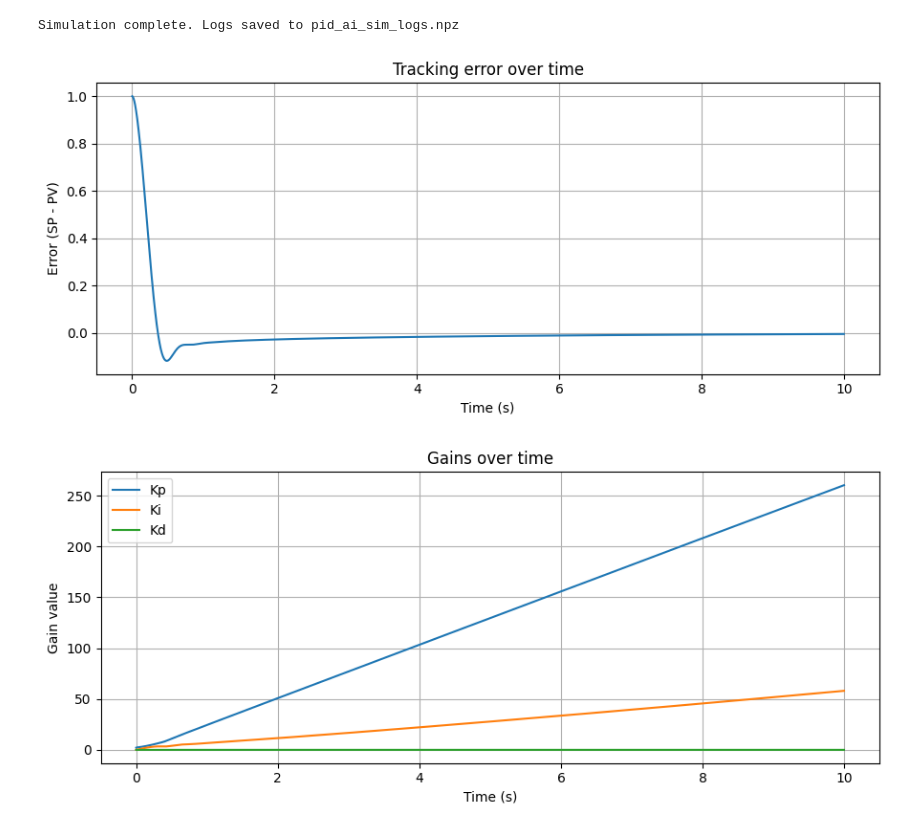
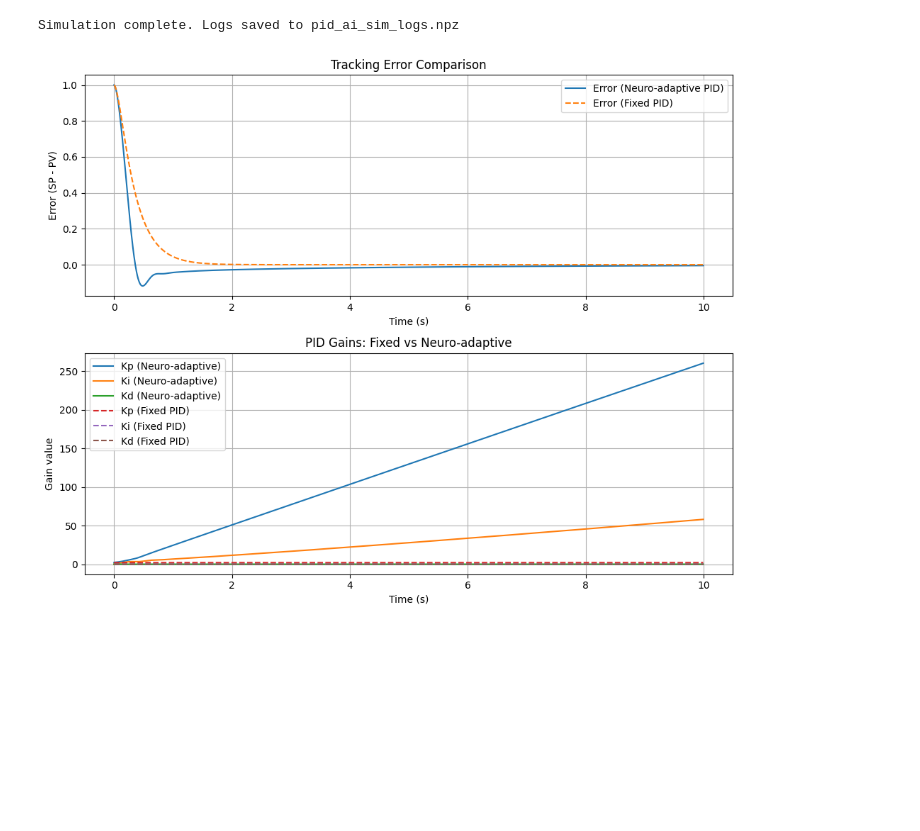
Before and after one commit to Omri-Naishtein/Neuro-PID, a Jupyter notebook: PID_inside_loop_ML.ipynb, the cells around one changed output. Cells and saved outputs as stored; diff of their text form; code cells hidden in the pictures; blank space fills up the shorter version.

```diff
--- a/PID_inside_loop_ML.ipynb
+++ b/PID_inside_loop_ML.ipynb
@@ -158,29 +159,55 @@ np.savez_compressed('pid_ai_sim_logs.npz', times=np.array(times), errors=np.arra
 print("Simulation complete. Logs saved to pid_ai_sim_logs.npz")
 # %% [output]
 Simulation complete. Logs saved to pid_ai_sim_logs.npz
-# %%
-import matplotlib.pyplot as plt
-
-plt.figure(figsize=(9,4))
-plt.plot(times, errors)
-plt.title("Tracking error over time")
-plt.xlabel("Time (s)")
-plt.ylabel("Error (SP - PV)")
-plt.grid(True)
-plt.tight_layout()
-plt.show()
-
-plt.figure(figsize=(9,4))
-plt.plot(times, kp_log, label='Kp')
-plt.plot(times, ki_log, label='Ki')
-plt.plot(times, kd_log, label='Kd')
-plt.title("Gains over time")
-plt.xlabel("Time (s)")
-plt.ylabel("Gain value")
-plt.legend()
-plt.grid(True)
-plt.tight_layout()
-plt.show()
-# %% [output]
-[figure, removed]
-[figure, removed]
+# %%
+import matplotlib.pyplot as plt
+
+# Simulate fixed PID for error comparison
+motor_fixed = SimpleDCMotor(J=motor.J, b=motor.b, Kt=motor.Kt, max_u=motor.max_u)
+pid_fixed = PIDController(Kp=Kp_fixed, Ki=Ki_fixed, Kd=Kd_fixed, integral_limit=100.0)
+
+theta_fixed = 0.0
+omega_fixed = 0.0
+pid_fixed.reset()
+errors_fixed = []
+
+for t in times:
+    e_fixed = sp - theta_fixed
+    u_fixed = pid_fixed.compute(e_fixed, DT)
+    theta_fixed, omega_fixed = motor_fixed.step(u_fixed, DT)
+    errors_fixed.append(e_fixed)
+
+# Prepare fixed PID gain logs
+kp_fixed_log = [Kp_fixed]*len(times)
+ki_fixed_log = [Ki_fixed]*len(times)
+kd_fixed_log = [Kd_fixed]*len(times)
+
+# Plot both subplots in one figure
+fig, axs = plt.subplots(2, 1, figsize=(10,8))
+
+# Subplot 1: Tracking error
+axs[0].plot(times, errors, label='Error (Neuro-adaptive PID)')
+axs[0].plot(times, errors_fixed, '--', label='Error (Fixed PID)')
+axs[0].set_title("Tracking Error Comparison")
+axs[0].set_xlabel("Time (s)")
+axs[0].set_ylabel("Error (SP - PV)")
+axs[0].legend()
+axs[0].grid(True)
+
+# Subplot 2: PID gains
+axs[1].plot(times, kp_log, label='Kp (Neuro-adaptive)')
+axs[1].plot(times, ki_log, label='Ki (Neuro-adaptive)')
+axs[1].plot(times, kd_log, label='Kd (Neuro-adaptive)')
+axs[1].plot(times, kp_fixed_log, '--', label='Kp (Fixed PID)')
+axs[1].plot(times, ki_fixed_log, '--', label='Ki (Fixed PID)')
+axs[1].plot(times, kd_fixed_log, '--', label='Kd (Fixed PID)')
+axs[1].set_title("PID Gains: Fixed vs Neuro-adaptive")
+axs[1].set_xlabel("Time (s)")
+axs[1].set_ylabel("Gain value")
+axs[1].legend()
+axs[1].grid(True)
+
+plt.tight_layout()
+plt.show()
+# %% [output]
+[figure, added]
```
Also changed, not shown: parts of 1 cell of this notebook.
